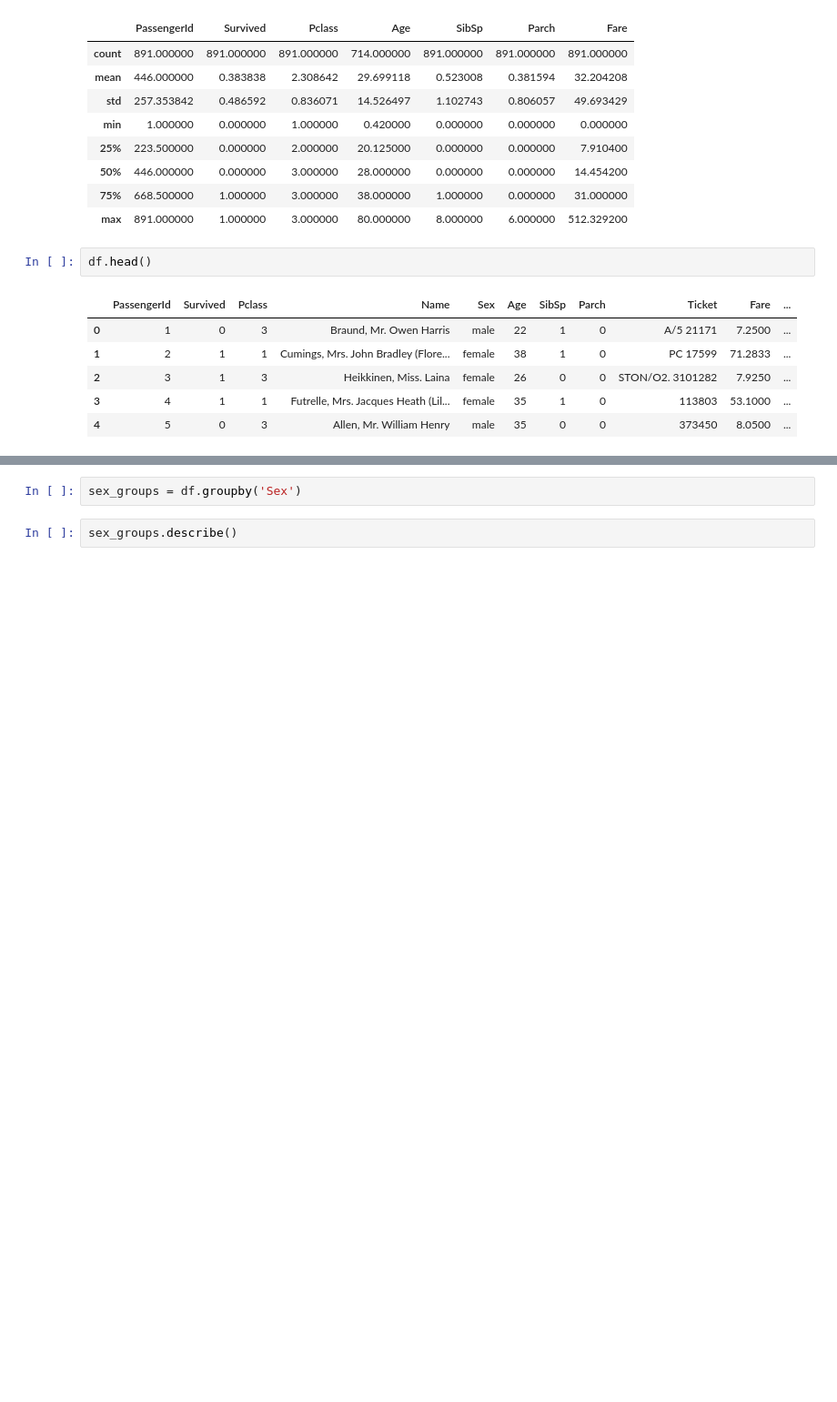
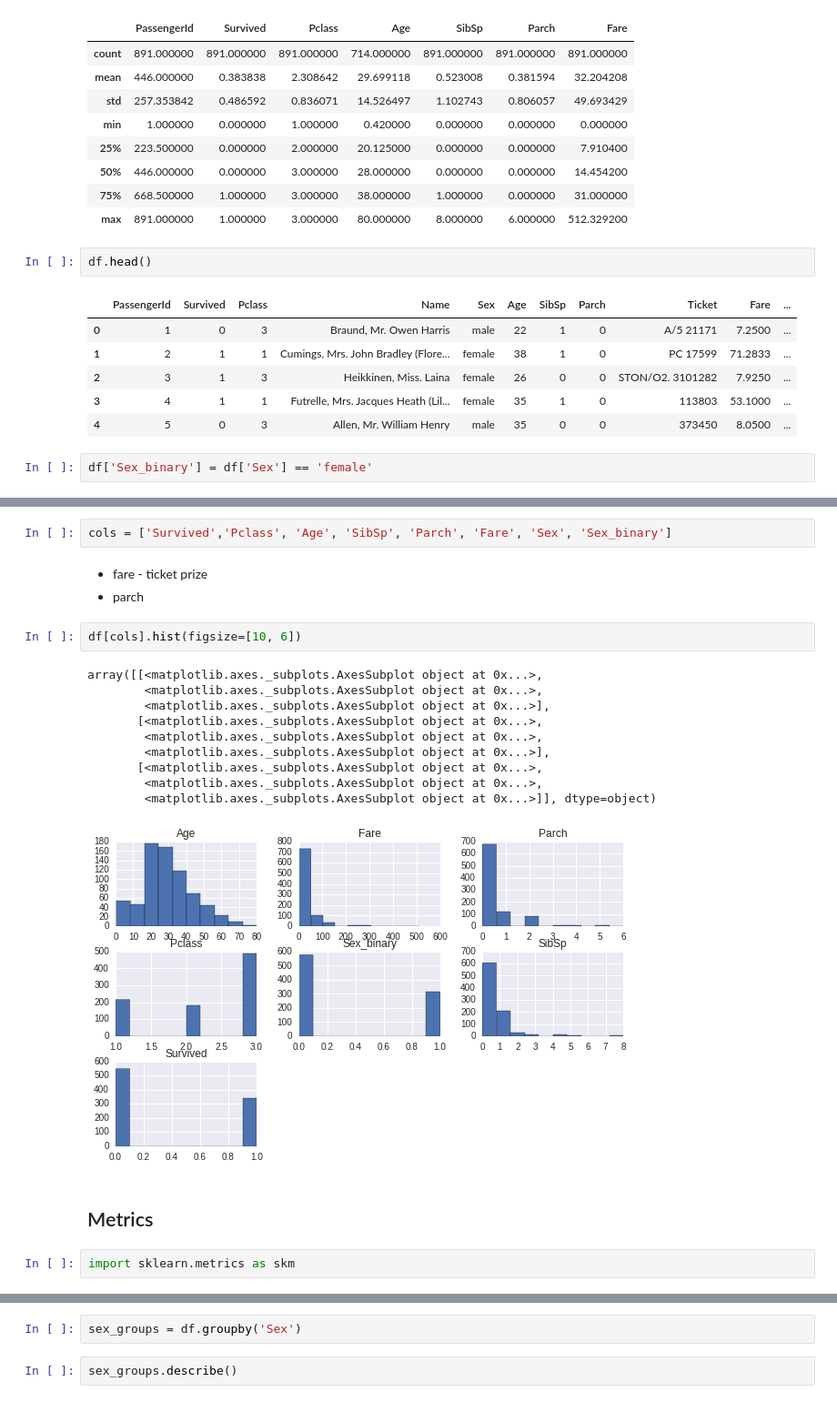
Before and after one commit to tozech/kaggle, a Jupyter notebook: titanic/analysis with scikit learn.ipynb, the cells around one changed output, grey strips where cells are left out. Shown: that part at 91% size. Cells and saved outputs as stored; diff of their text form; blank space fills up the shorter version.

Commit message:
Ref: Added export and metric functions

```diff
--- a/titanic/analysis with scikit learn.ipynb
+++ b/titanic/analysis with scikit learn.ipynb
@@ -46,3 +48,5 @@ df.head()
 | 2 | 3 | 1 | 3 | Heikkinen, Miss. Laina | female | 26 | 0 | 0 | STON/O2. 3101282 | 7.9250 | ... |
 | 3 | 4 | 1 | 1 | Futrelle, Mrs. Jacques Heath (Lil... | female | 35 | 1 | 0 | 113803 | 53.1000 | ... |
 | 4 | 5 | 0 | 3 | Allen, Mr. William Henry | male | 35 | 0 | 0 | 373450 | 8.0500 | ... |
+# %%
+df['Sex_binary'] = df['Sex'] == 'female'
@@ -48,0 +78,22 @@ df.head()
+# %%
+cols = ['Survived','Pclass', 'Age', 'SibSp', 'Parch', 'Fare', 'Sex', 'Sex_binary']
+# %% [markdown]
+- fare - ticket prize
+- parch
+# %%
+df[cols].hist(figsize=[10, 6])
+# %% [output]
+array([[<matplotlib.axes._subplots.AxesSubplot object at 0x...>,
+        <matplotlib.axes._subplots.AxesSubplot object at 0x...>,
+        <matplotlib.axes._subplots.AxesSubplot object at 0x...>],
+       [<matplotlib.axes._subplots.AxesSubplot object at 0x...>,
+        <matplotlib.axes._subplots.AxesSubplot object at 0x...>,
+        <matplotlib.axes._subplots.AxesSubplot object at 0x...>],
+       [<matplotlib.axes._subplots.AxesSubplot object at 0x...>,
+        <matplotlib.axes._subplots.AxesSubplot object at 0x...>,
+        <matplotlib.axes._subplots.AxesSubplot object at 0x...>]], dtype=object)
+[figure, added]
+# %% [markdown]
+## Metrics
+# %%
+import sklearn.metrics as skm
```
Also changed, not shown: parts of 20 cells of this notebook.
